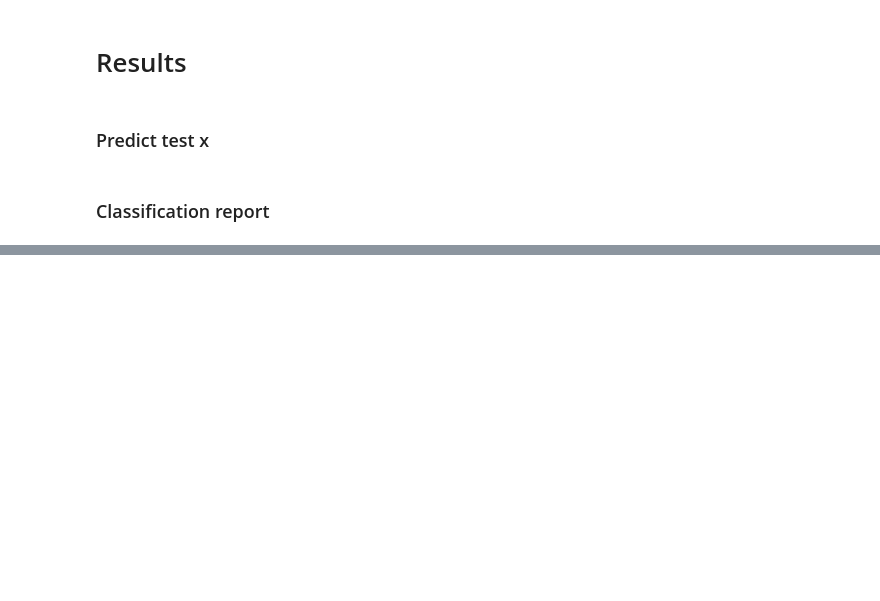
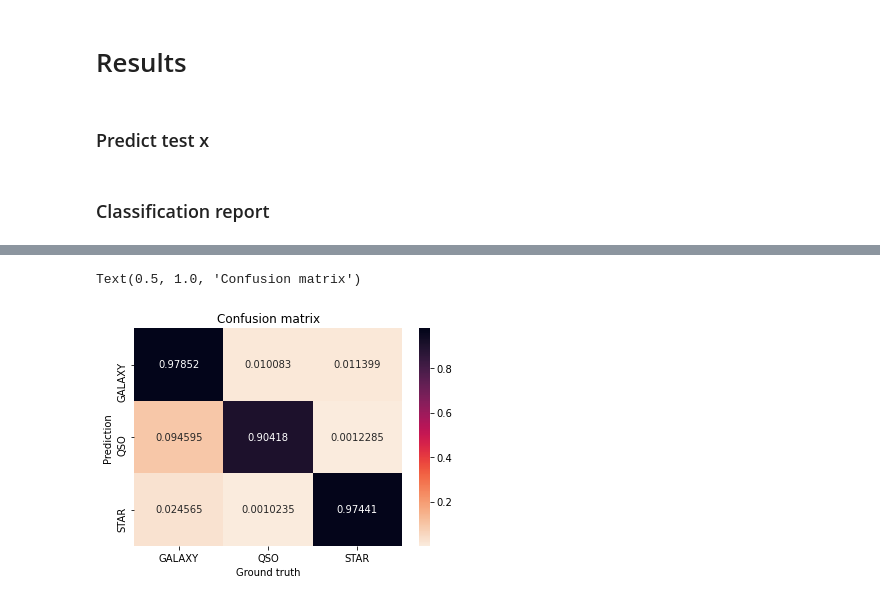
Before and after one commit to Mik-Grzeg/Sdss-Object-Classification, a Jupyter notebook: Sdss_classifier.ipynb, the cells around one changed output, grey strips where cells are left out. Cells and saved outputs as stored; diff of their text form; code cells hidden in the pictures; blank space fills up the shorter version.

```diff
--- a/Sdss_classifier.ipynb
+++ b/Sdss_classifier.ipynb
@@ -291,7 +316,10 @@ print(np.sum(y_pred == y_yest))
 # %%
 conf_matrix = confusion_matrix(y_test.idxmax(axis=1), y_pred.idxmax(axis=1), labels=y_test.columns.to_list())
 conf_matrix_norm = conf_matrix / np.sum(conf_matrix, axis=1, keepdims=True)
 
 ax = sns.heatmap(pd.DataFrame(conf_matrix_norm), cmap=sns.cm.rocket_r, annot=True, fmt='.5g', xticklabels=y_test.columns.to_list(), yticklabels=y_test.columns.to_list())
-ax.set(xlabel='Prediction', ylabel='Ground truth')
+ax.set(xlabel='Ground truth', ylabel='Prediction')
 ax.set_title('Confusion matrix')
+# %% [output]
+Text(0.5, 1.0, 'Confusion matrix')
+[figure, added]
```
Also changed, not shown: parts of 3 cells of this notebook.
